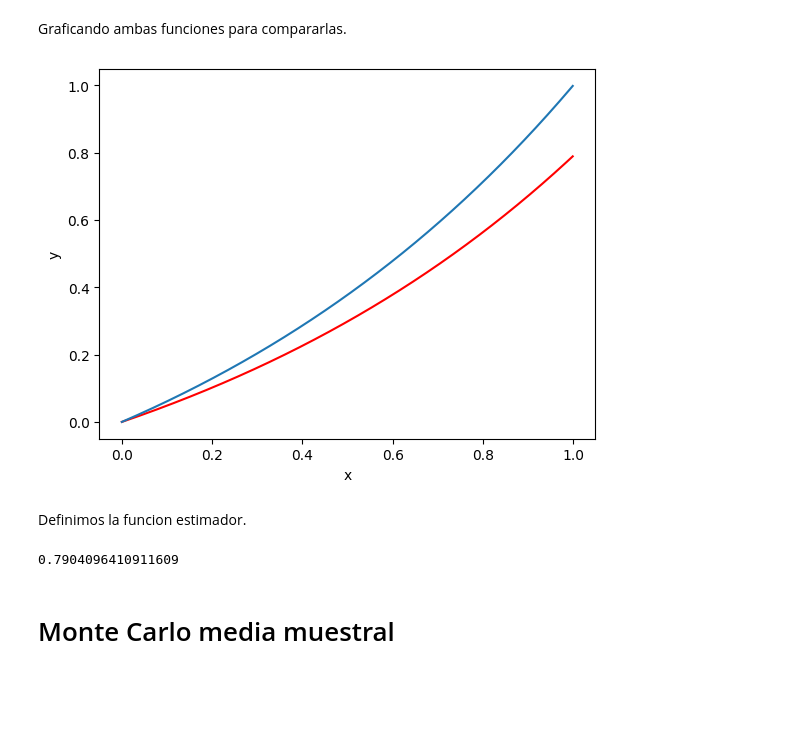
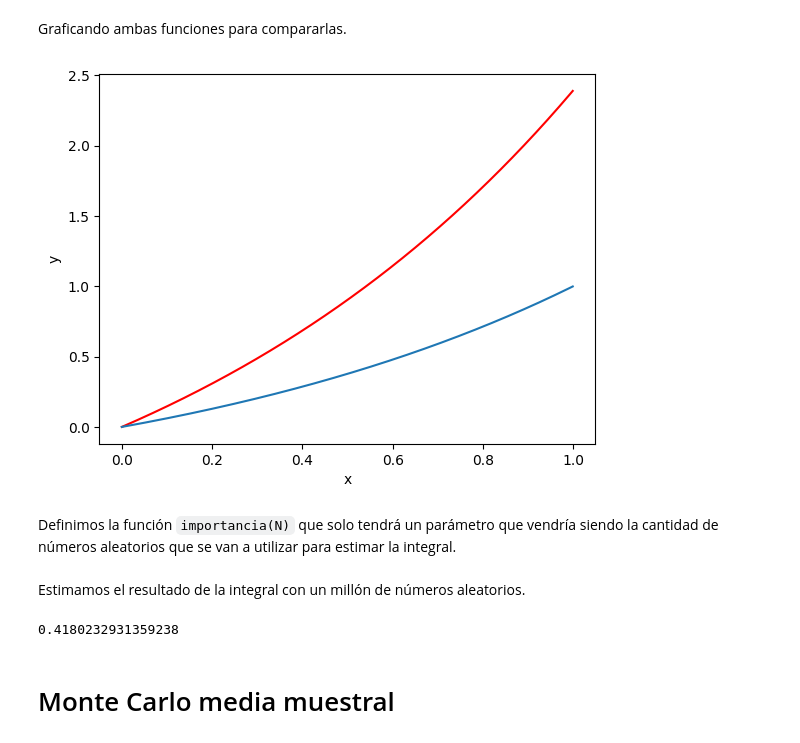
Before and after one commit to AyaxYordi/Simulacion-2---2024, a Jupyter notebook: Variantes_del_Monte_Carlo.ipynb, the cells around one changed output. Cells and saved outputs as stored; diff of their text form; code cells hidden in the pictures; blank space fills up the shorter version.

````diff
--- a/Variantes_del_Monte_Carlo.ipynb
+++ b/Variantes_del_Monte_Carlo.ipynb
@@ -93,0 +98,4 @@ plt.show()
+# %%
+g = lambda x : 0.5*exp(x)-0.5
+
+print("Valor de la integral en el intevalo [0,1]: {0}".format(quad(g,0,1)[0]))
@@ -93,0 +106,8 @@ plt.show()
+# %%
+G = lambda t :(1/quad(g,0,1)[0])*(0.5*np.exp(t)-0.5)
+
+t = np.arange(0,1,0.001)
+plt.plot(t,G(t),c="red")
+plt.xlabel("x")
+plt.ylabel("y")
+plt.show()
@@ -95,31 +117,33 @@ plt.show()
 Graficando ambas funciones para compararlas.
 # %%
 f1 = lambda x : (np.exp(x)-1)/(e-1)
-f2 = lambda x: 0.46*np.exp(t)-0.46
+G = lambda t :(1/quad(g,0,1)[0])*(0.5*np.exp(t)-0.5)
 
 t = np.arange(0,1,0.001)
-plt.plot(t,f2(t),c="red")
+plt.plot(t,G(t),c="red")
 plt.plot(t,f1(t))
 plt.xlabel("x")
 plt.ylabel("y")
 plt.show()
 # %% [output]
-[figure, old version]
+[figure, new version]
-# %% [markdown]
-Definimos la funcion estimador.
+# %% [markdown]
+Definimos la función ```importancia(N)``` que solo tendrá un parámetro que vendría siendo la cantidad de números aleatorios que se van a utilizar para estimar la integral.
 # %%
 f = lambda x : (exp(x)-1)/(e-1)
+g1 = lambda x : (0.5*exp(x)-0.5)
+g = lambda x : (1/quad(g1,0,1)[0])*(0.5*exp(x)-0.5)
 
-g = lambda x : 0.46*exp(x)-0.46
-
-def estimador(n):
+def importancia(n):
 	u = random()
-	l = (g(u)/f(u) for i in range(n))
+	l = (f(u)/g(u) for i in range(n))
 	return sum(l)/n
-
-print(estimador(10))
-# %% [output]
-0.7904096410911609
+# %% [markdown]
+Estimamos el resultado de la integral con un millón de números aleatorios.
+# %%
+print(importancia(1000000))
+# %% [output]
+0.4180232931359238
 # %% [markdown]
 # Monte Carlo media muestral
 # %% [markdown]
````
Also changed, not shown: parts of 12 cells of this notebook.
